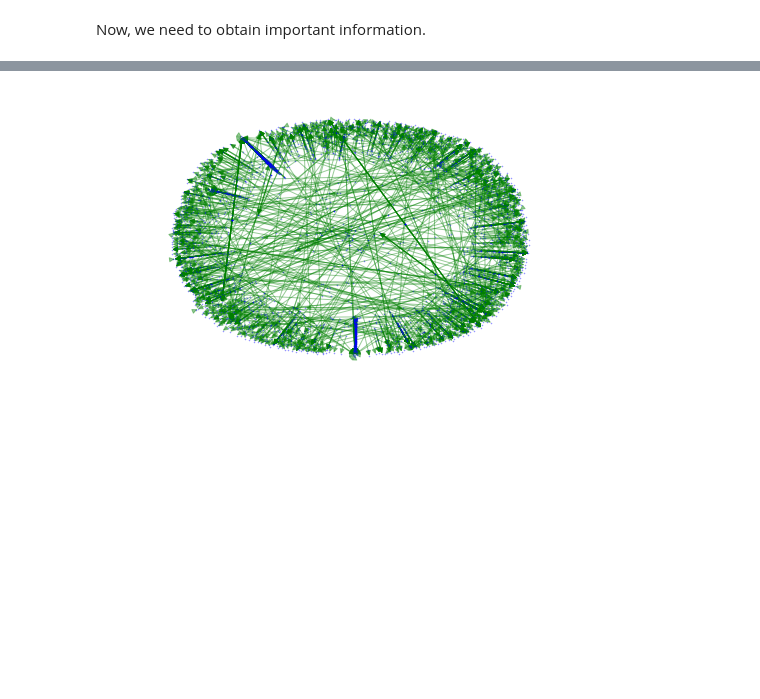
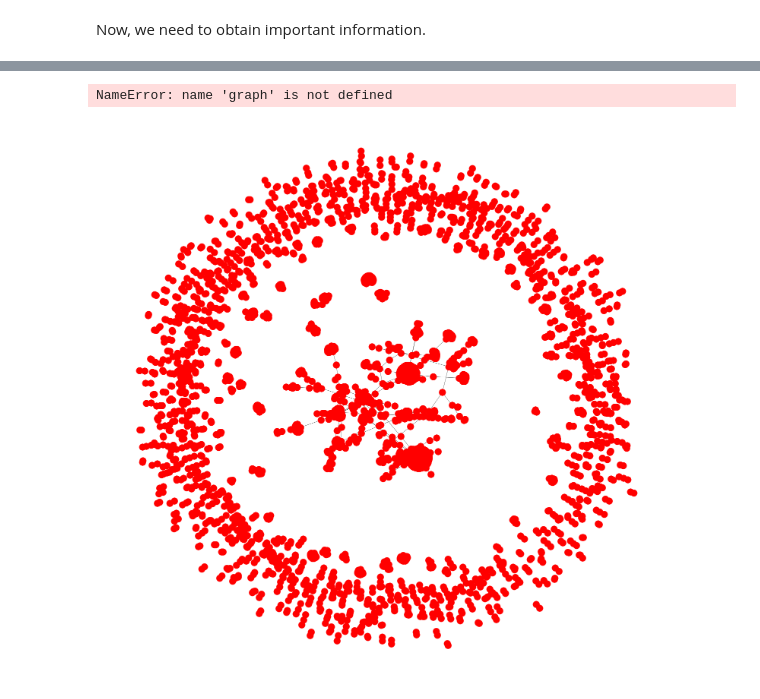
Before and after one commit to ugis22/analysing_twitter, a Jupyter notebook: Interaction Network.ipynb, the cells around one changed output, grey strips where cells are left out. Cells and saved outputs as stored; diff of their text form; code cells hidden in the pictures; blank space fills up the shorter version.

Commit message:
Interaction Network Proyect

```diff
--- a/Interaction Network.ipynb
+++ b/Interaction Network.ipynb
@@ -97,7 +99,6 @@ def fill_df(tweets_final):
     get_usermentions(tweets_final)
     get_retweets(tweets_final)
     get_in_reply(tweets_final)
-    tweets_final.fillna(value=0, inplace=True)
     return tweets_final
 # %%
 # Get the interactions between the different users
@@ -106,7 +107,7 @@ def get_interactions(row):
     # First we obtain the 'user_id' and 'screen_name'
     user = row["user_id"], row["screen_name"]
     # Be careful if there is no user id
-    if user[0] == 0:
+    if user[0] is None:
         return (None, None), []
 
     # The interactions are going to be a set of tuples
@@ -123,8 +124,7 @@ def get_interactions(row):
     # Discard if user id is in interactions
     interactions.discard((row["user_id"], row["screen_name"]))
     # Discard all not existing values
-    interactions.discard((0.0, 0))
-    interactions.discard((0.0, 0.0))
+    interactions.discard((None, None))
     # Return user and interactions
     return user, interactions
 # %%
@@ -135,0 +132,2 @@ tweets_final.to_csv("tweets_final.csv")
+# %%
+tweets_final = tweets_final.where((pd.notnull(tweets_final)), None)
@@ -136,5 +148,5 @@ tweets_final.to_csv("tweets_final.csv")
 # %%
-graph = nx.DiGraph()
+graph = nx.Graph()
 # %%
 for index, tweet in tweets_final.iterrows():
     user, interactions = get_interactions(tweet)
@@ -147,6 +161,2 @@ for index, tweet in tweets_final.iterrows():
         graph.node[user_id]["name"] = user_name
         graph.node[int_id]["name"] = int_name
-# %%
-nx.draw(graph, node_color= "blue", node_size=0.3, node_shape='o', alpha=0.4, edge_color="green")
-# %% [output]
-[figure, removed]
@@ -152,0 +173,10 @@ nx.draw(graph, node_color= "blue", node_size=0.3, node_shape='o', alpha=0.4, edg
+# %%
+pg = nx.pagerank(graph)
+# %% [output]
+NameError: name 'graph' is not defined
+# %%
+plt.figure(figsize = (20,20))
+nx.draw(graph, width=0.5, arrows=False)
+plt.show()
+# %% [output]
+[figure, added]
```
Also changed, not shown: parts of 11 cells of this notebook.
